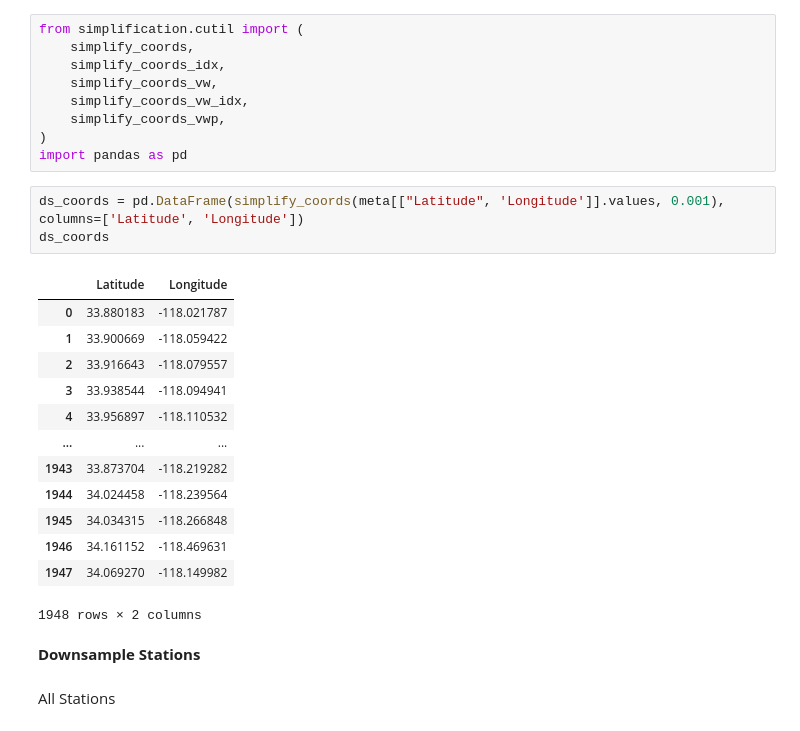
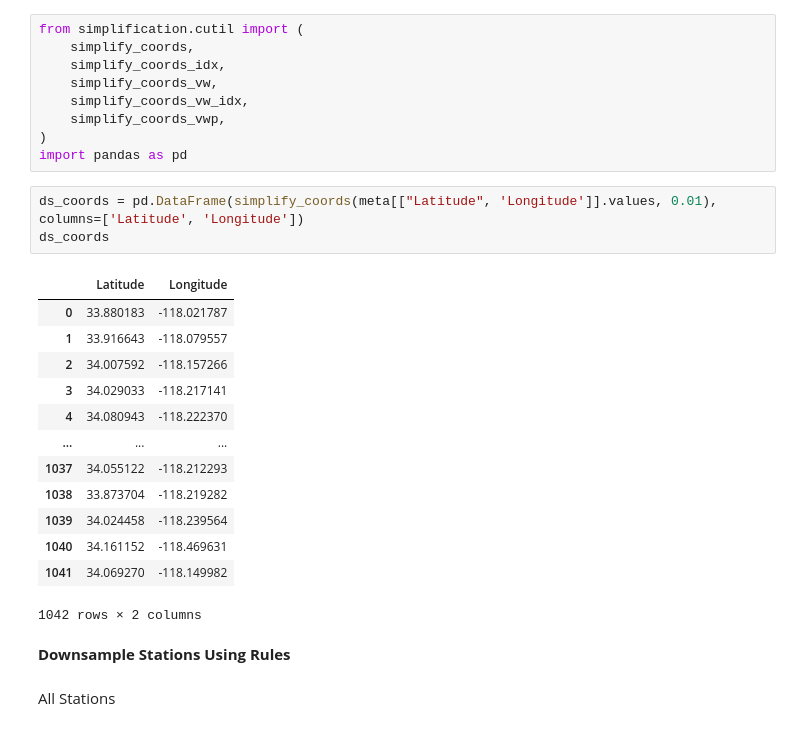
Before and after one commit to amanichopra/traffic-speed-forecasting, a Jupyter notebook: EDA.ipynb, the cells around one changed output. Drawn from its saved outputs; the diff is of its cells as text.

```diff
--- a/EDA.ipynb
+++ b/EDA.ipynb
@@ -50,24 +51,24 @@ from simplification.cutil import (
 )
 import pandas as pd
 # %%
-ds_coords = pd.DataFrame(simplify_coords(meta[["Latitude", 'Longitude']].values, 0.001), columns=['Latitude', 'Longitude'])
+ds_coords = pd.DataFrame(simplify_coords(meta[["Latitude", 'Longitude']].values, 0.01), columns=['Latitude', 'Longitude'])
 ds_coords
 # %% [output]
 |  | Latitude | Longitude |
 | 0 | 33.880183 | -118.021787 |
-| 1 | 33.900669 | -118.059422 |
-| 2 | 33.916643 | -118.079557 |
-| 3 | 33.938544 | -118.094941 |
-| 4 | 33.956897 | -118.110532 |
+| 1 | 33.916643 | -118.079557 |
+| 2 | 34.007592 | -118.157266 |
+| 3 | 34.029033 | -118.217141 |
+| 4 | 34.080943 | -118.222370 |
 | ... | ... | ... |
-| 1943 | 33.873704 | -118.219282 |
-| 1944 | 34.024458 | -118.239564 |
-| 1945 | 34.034315 | -118.266848 |
-| 1946 | 34.161152 | -118.469631 |
-| 1947 | 34.069270 | -118.149982 |
+| 1037 | 34.055122 | -118.212293 |
+| 1038 | 33.873704 | -118.219282 |
+| 1039 | 34.024458 | -118.239564 |
+| 1040 | 34.161152 | -118.469631 |
+| 1041 | 34.069270 | -118.149982 |
-1948 rows × 2 columns
+1042 rows × 2 columns
 # %% [markdown]
-**Downsample Stations**
+**Downsample Stations Using Rules**
 # %% [markdown]
 All Stations
 # %%
```
Also changed, not shown: parts of 15 cells of this notebook, 1 other file.
